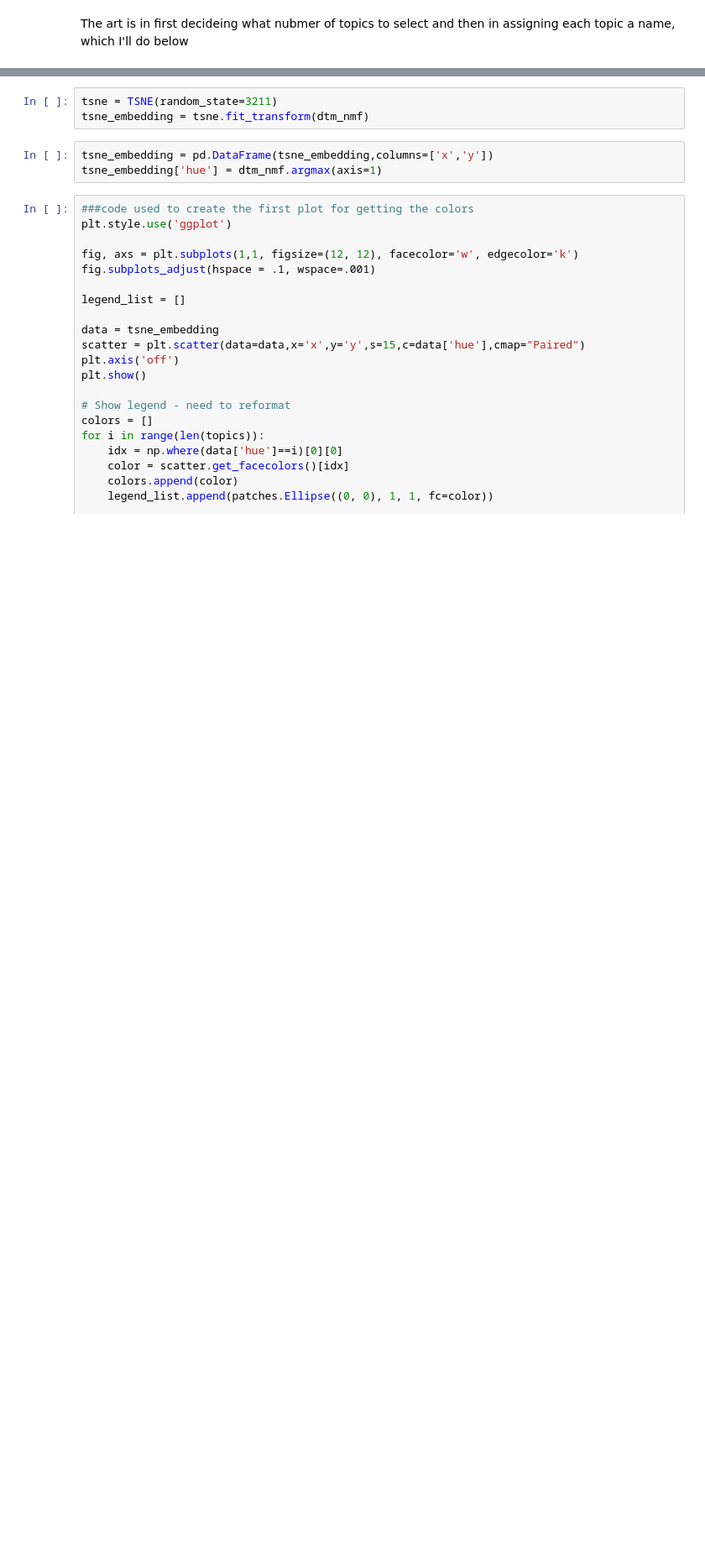
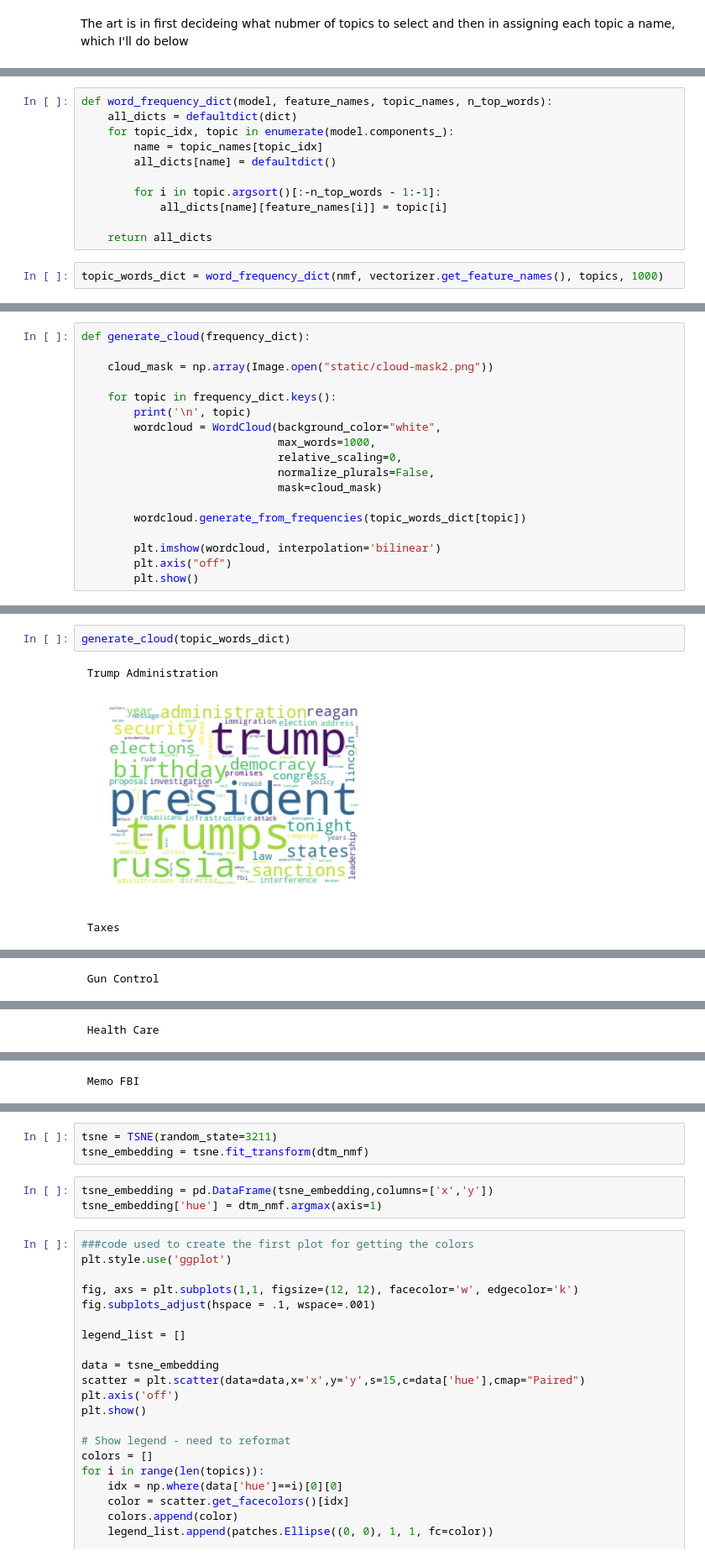
Before and after one commit to TifMoe/partisan-tweets, a Jupyter notebook: notebooks/Legislator_Topics.ipynb, the cells around one changed output, grey strips where cells are left out. Shown at 84% size. Saved outputs shown, nothing was run; the diff lists cells and outputs as text; blank space fills up the shorter version.

```diff
--- a/notebooks/Legislator_Topics.ipynb
+++ b/notebooks/Legislator_Topics.ipynb
@@ -278,0 +295,13 @@ topics = ['Immigration',
+# %%
+def word_frequency_dict(model, feature_names, topic_names, n_top_words):
+    all_dicts = defaultdict(dict)
+    for topic_idx, topic in enumerate(model.components_):
+        name = topic_names[topic_idx]
+        all_dicts[name] = defaultdict()
+
+        for i in topic.argsort()[:-n_top_words - 1:-1]:
+            all_dicts[name][feature_names[i]] = topic[i]
+
+    return all_dicts
+# %%
+topic_words_dict = word_frequency_dict(nmf, vectorizer.get_feature_names(), topics, 1000)
@@ -278,0 +311,18 @@ topics = ['Immigration',
+# %%
+def generate_cloud(frequency_dict):
+
+    cloud_mask = np.array(Image.open("static/cloud-mask2.png"))
+
+    for topic in frequency_dict.keys():
+        print('\n', topic)
+        wordcloud = WordCloud(background_color="white",
+                              max_words=1000,
+                              relative_scaling=0,
+                              normalize_plurals=False,
+                              mask=cloud_mask)
+
+        wordcloud.generate_from_frequencies(topic_words_dict[topic])
+
+        plt.imshow(wordcloud, interpolation='bilinear')
+        plt.axis("off")
+        plt.show()
@@ -278,0 +340,6 @@ topics = ['Immigration',
+# %%
+generate_cloud(topic_words_dict)
+# %% [output]
+ Trump Administration
+[figure, added]
+ Taxes
@@ -278,0 +347 @@ topics = ['Immigration',
+ Gun Control
@@ -278,0 +349 @@ topics = ['Immigration',
+ Health Care
@@ -278,0 +351 @@ topics = ['Immigration',
+ Memo FBI
```
Also changed, not shown: parts of 23 cells of this notebook, 5 other files.
